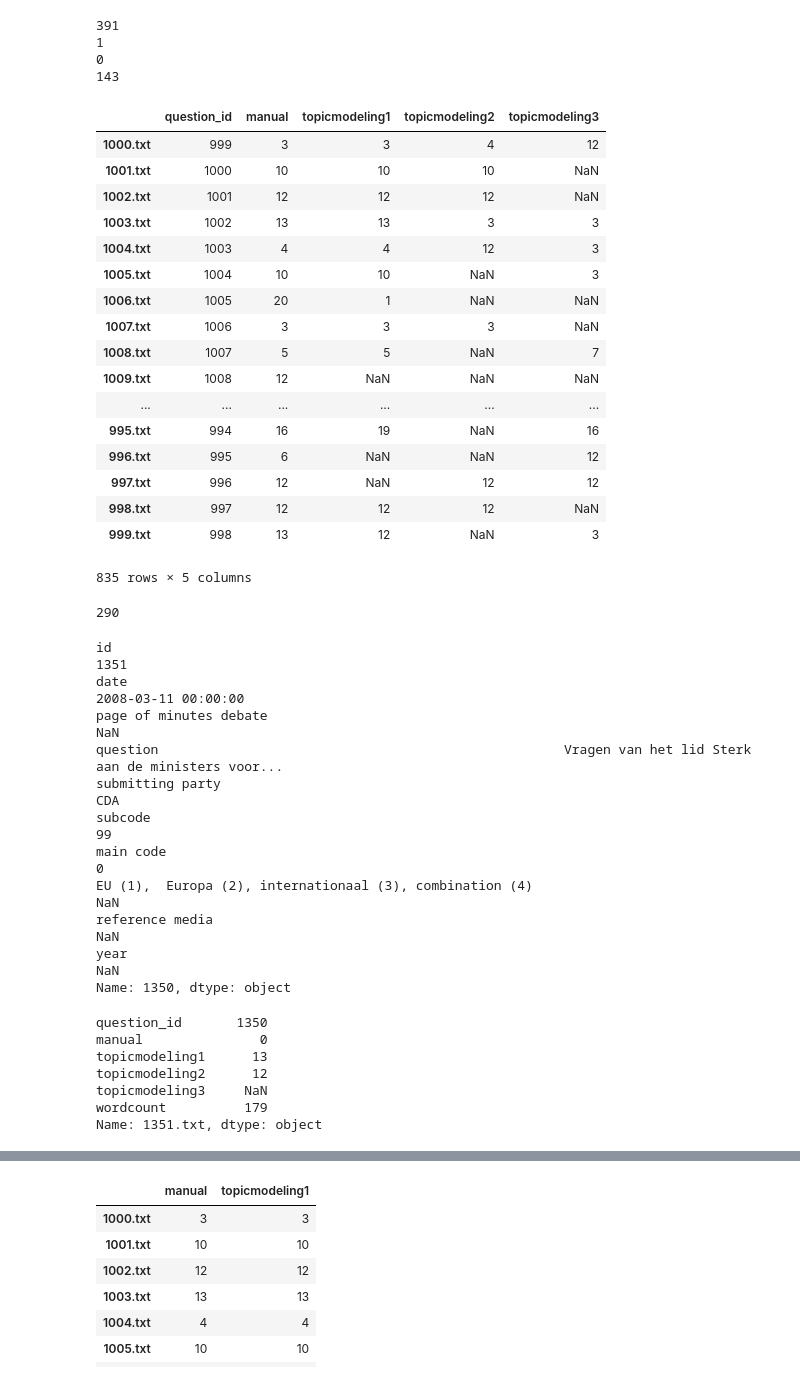
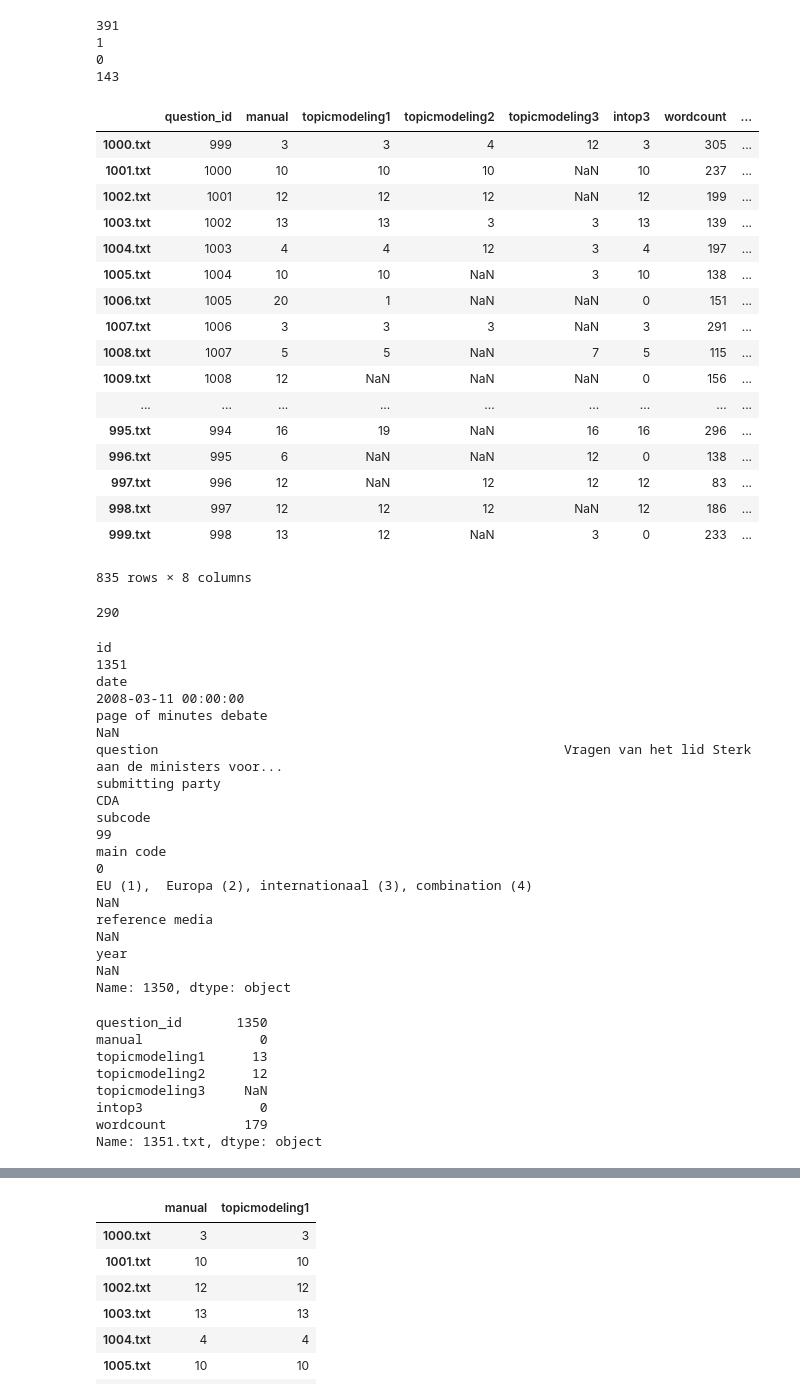
Before and after one commit to jvdzwaan/dilipad, a Jupyter notebook: results/CAP vragenuurtje.ipynb, the cells around one changed output, grey strips where cells are left out. Cells and saved outputs as stored; diff of their text form; code cells hidden in the pictures.

```diff
--- a/results/CAP vragenuurtje.ipynb
+++ b/results/CAP vragenuurtje.ipynb
@@ -153,32 +174,34 @@ print np.sum(cap_results['topicmodeling1'].isnull())
 # %%
 def get_topic_cap_results(series, usefulness_data):
     result = pd.Series(index=series.index)
     for text, topic in series.iteritems():
         result[text] = usefulness_data.loc[int(topic), 'cap']
     return result
 
 cap_results['topicmodeling2'] = get_topic_cap_results(vragenuurtje_topics['top2'], usefulness_data)
 cap_results['topicmodeling3'] = get_topic_cap_results(vragenuurtje_topics['top3'], usefulness_data)
+cap_results['intop3'] = cap_results.apply(lambda row: row['manual'] if row['manual'] in [row['topicmodeling1'], row['topicmodeling2'], row['topicmodeling3']] else 0, axis=1)
+cap_results['intop3binary'] = cap_results.apply(lambda row: row['manual'] in [row['topicmodeling1'], row['topicmodeling2'], row['topicmodeling3']], axis=1)
 cap_results
 # %% [output]
-|  | question_id | manual | topicmodeling1 | topicmodeling2 | topicmodeling3 |
-| 1000.txt | 999 | 3 | 3 | 4 | 12 |
-| 1001.txt | 1000 | 10 | 10 | 10 | NaN |
-| 1002.txt | 1001 | 12 | 12 | 12 | NaN |
-| 1003.txt | 1002 | 13 | 13 | 3 | 3 |
-| 1004.txt | 1003 | 4 | 4 | 12 | 3 |
-| 1005.txt | 1004 | 10 | 10 | NaN | 3 |
-| 1006.txt | 1005 | 20 | 1 | NaN | NaN |
-| 1007.txt | 1006 | 3 | 3 | 3 | NaN |
-| 1008.txt | 1007 | 5 | 5 | NaN | 7 |
-| 1009.txt | 1008 | 12 | NaN | NaN | NaN |
-| ... | ... | ... | ... | ... | ... |
-| 995.txt | 994 | 16 | 19 | NaN | 16 |
-| 996.txt | 995 | 6 | NaN | NaN | 12 |
-| 997.txt | 996 | 12 | NaN | 12 | 12 |
-| 998.txt | 997 | 12 | 12 | 12 | NaN |
-| 999.txt | 998 | 13 | 12 | NaN | 3 |
+|  | question_id | manual | topicmodeling1 | topicmodeling2 | topicmodeling3 | intop3 | wordcount | ... |
+| 1000.txt | 999 | 3 | 3 | 4 | 12 | 3 | 305 | ... |
+| 1001.txt | 1000 | 10 | 10 | 10 | NaN | 10 | 237 | ... |
+| 1002.txt | 1001 | 12 | 12 | 12 | NaN | 12 | 199 | ... |
+| 1003.txt | 1002 | 13 | 13 | 3 | 3 | 13 | 139 | ... |
+| 1004.txt | 1003 | 4 | 4 | 12 | 3 | 4 | 197 | ... |
+| 1005.txt | 1004 | 10 | 10 | NaN | 3 | 10 | 138 | ... |
+| 1006.txt | 1005 | 20 | 1 | NaN | NaN | 0 | 151 | ... |
+| 1007.txt | 1006 | 3 | 3 | 3 | NaN | 3 | 291 | ... |
+| 1008.txt | 1007 | 5 | 5 | NaN | 7 | 5 | 115 | ... |
+| 1009.txt | 1008 | 12 | NaN | NaN | NaN | 0 | 156 | ... |
+| ... | ... | ... | ... | ... | ... | ... | ... | ... |
+| 995.txt | 994 | 16 | 19 | NaN | 16 | 16 | 296 | ... |
+| 996.txt | 995 | 6 | NaN | NaN | 12 | 0 | 138 | ... |
+| 997.txt | 996 | 12 | NaN | 12 | 12 | 12 | 83 | ... |
+| 998.txt | 997 | 12 | 12 | 12 | NaN | 12 | 186 | ... |
+| 999.txt | 998 | 13 | 12 | NaN | 3 | 0 | 233 | ... |
-835 rows × 5 columns
+835 rows × 8 columns
 # %%
 cap_results.to_csv("/home/jvdzwaan/data/dilipad/CAP/cap_results.csv")
 # %%
@@ -220,6 +243,7 @@ manual               0
 topicmodeling1      13
 topicmodeling2      12
 topicmodeling3     NaN
+intop3               0
 wordcount          179
 Name: 1351.txt, dtype: object
 # %%
```
Also changed, not shown: parts of 13 cells of this notebook.
